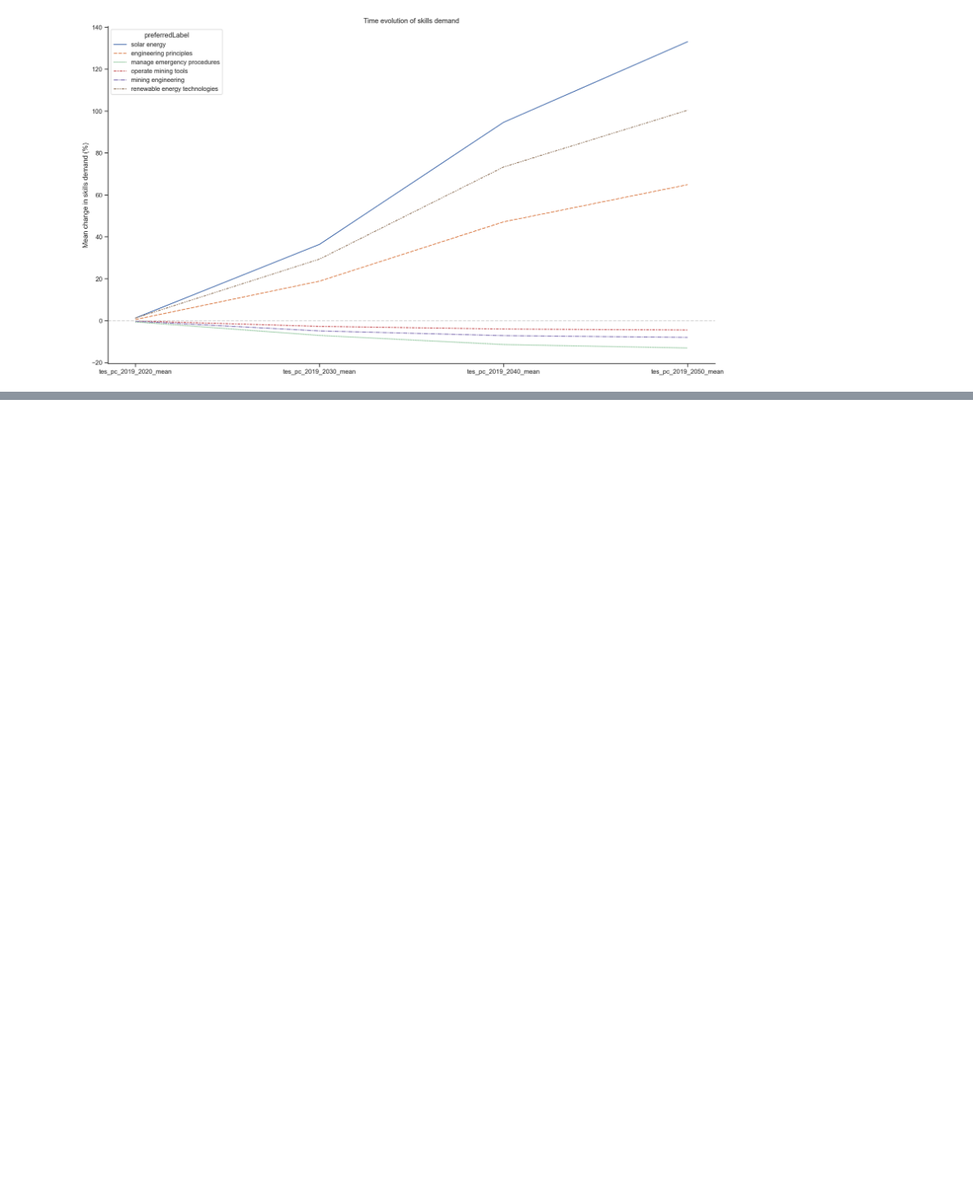
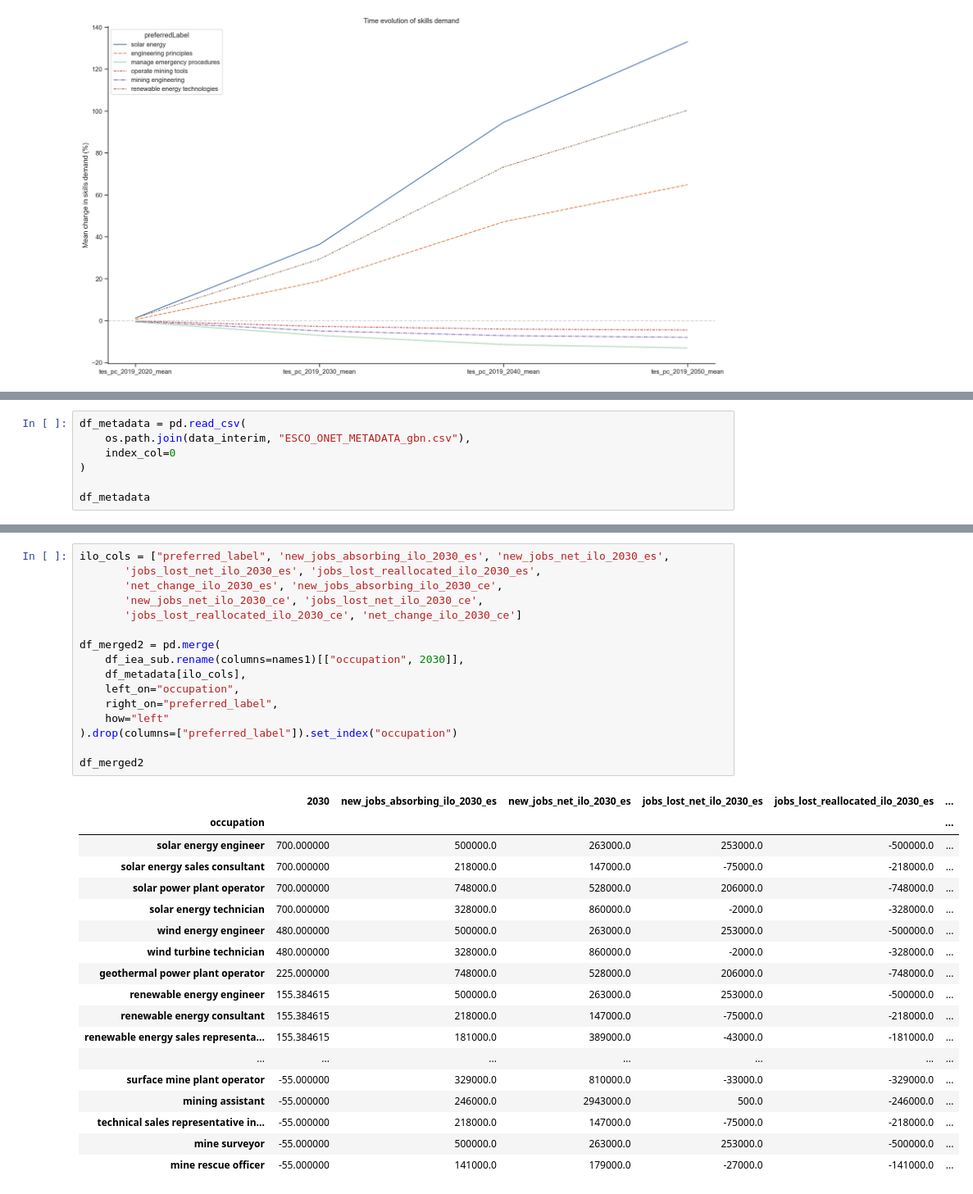
Before and after one commit to derpyninja/rejet, a Jupyter notebook: notebooks/15-fz-iea-scenario.ipynb, the cells around one changed output, grey strips where cells are left out. Shown at 82% size. Cells and saved outputs as stored; diff of their text form; blank space fills up the shorter version.

```diff
--- a/notebooks/15-fz-iea-scenario.ipynb
+++ b/notebooks/15-fz-iea-scenario.ipynb
@@ -263,0 +352,7 @@ array([0, 0, 0, 0, 0, 0, 0])
+# %%
+df_metadata = pd.read_csv(
+    os.path.join(data_interim, "ESCO_ONET_METADATA_gbn.csv"),
+    index_col=0
+)
+
+df_metadata
@@ -263,0 +426,35 @@ array([0, 0, 0, 0, 0, 0, 0])
+# %%
+ilo_cols = ["preferred_label", 'new_jobs_absorbing_ilo_2030_es', 'new_jobs_net_ilo_2030_es',
+       'jobs_lost_net_ilo_2030_es', 'jobs_lost_reallocated_ilo_2030_es',
+       'net_change_ilo_2030_es', 'new_jobs_absorbing_ilo_2030_ce',
+       'new_jobs_net_ilo_2030_ce', 'jobs_lost_net_ilo_2030_ce',
+       'jobs_lost_reallocated_ilo_2030_ce', 'net_change_ilo_2030_ce']
+
+df_merged2 = pd.merge(
+    df_iea_sub.rename(columns=names1)[["occupation", 2030]],
+    df_metadata[ilo_cols],
+    left_on="occupation",
+    right_on="preferred_label",
+    how="left"
+).drop(columns=["preferred_label"]).set_index("occupation")
+
+df_merged2
+# %% [output]
+|  | 2030 | new_jobs_absorbing_ilo_2030_es | new_jobs_net_ilo_2030_es | jobs_lost_net_ilo_2030_es | jobs_lost_reallocated_ilo_2030_es | ... |
+| occupation |  |  |  |  |  | ... |
+| solar energy engineer | 700.000000 | 500000.0 | 263000.0 | 253000.0 | -500000.0 | ... |
+| solar energy sales consultant | 700.000000 | 218000.0 | 147000.0 | -75000.0 | -218000.0 | ... |
+| solar power plant operator | 700.000000 | 748000.0 | 528000.0 | 206000.0 | -748000.0 | ... |
+| solar energy technician | 700.000000 | 328000.0 | 860000.0 | -2000.0 | -328000.0 | ... |
+| wind energy engineer | 480.000000 | 500000.0 | 263000.0 | 253000.0 | -500000.0 | ... |
+| wind turbine technician | 480.000000 | 328000.0 | 860000.0 | -2000.0 | -328000.0 | ... |
+| geothermal power plant operator | 225.000000 | 748000.0 | 528000.0 | 206000.0 | -748000.0 | ... |
+| renewable energy engineer | 155.384615 | 500000.0 | 263000.0 | 253000.0 | -500000.0 | ... |
+| renewable energy consultant | 155.384615 | 218000.0 | 147000.0 | -75000.0 | -218000.0 | ... |
+| renewable energy sales representa... | 155.384615 | 181000.0 | 389000.0 | -43000.0 | -181000.0 | ... |
+| ... | ... | ... | ... | ... | ... | ... |
+| surface mine plant operator | -55.000000 | 329000.0 | 810000.0 | -33000.0 | -329000.0 | ... |
+| mining assistant | -55.000000 | 246000.0 | 2943000.0 | 500.0 | -246000.0 | ... |
+| technical sales representative in... | -55.000000 | 218000.0 | 147000.0 | -75000.0 | -218000.0 | ... |
+| mine surveyor | -55.000000 | 500000.0 | 263000.0 | 253000.0 | -500000.0 | ... |
+| mine rescue officer | -55.000000 | 141000.0 | 179000.0 | -27000.0 | -141000.0 | ... |
```
Also changed, not shown: parts of 16 cells of this notebook, 1 other file.
